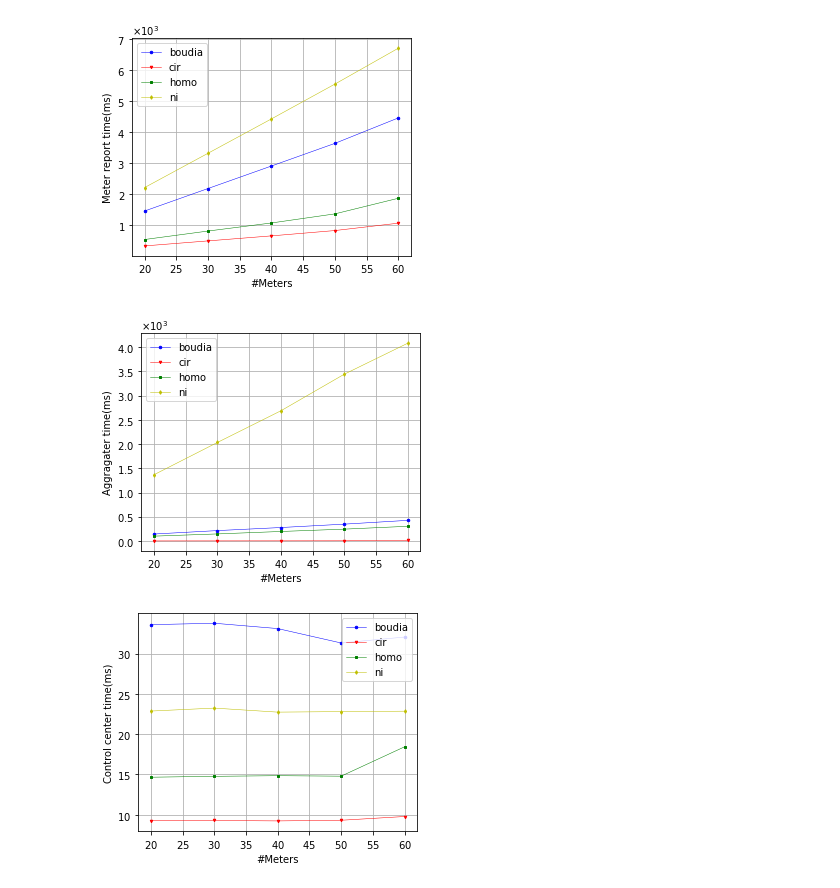
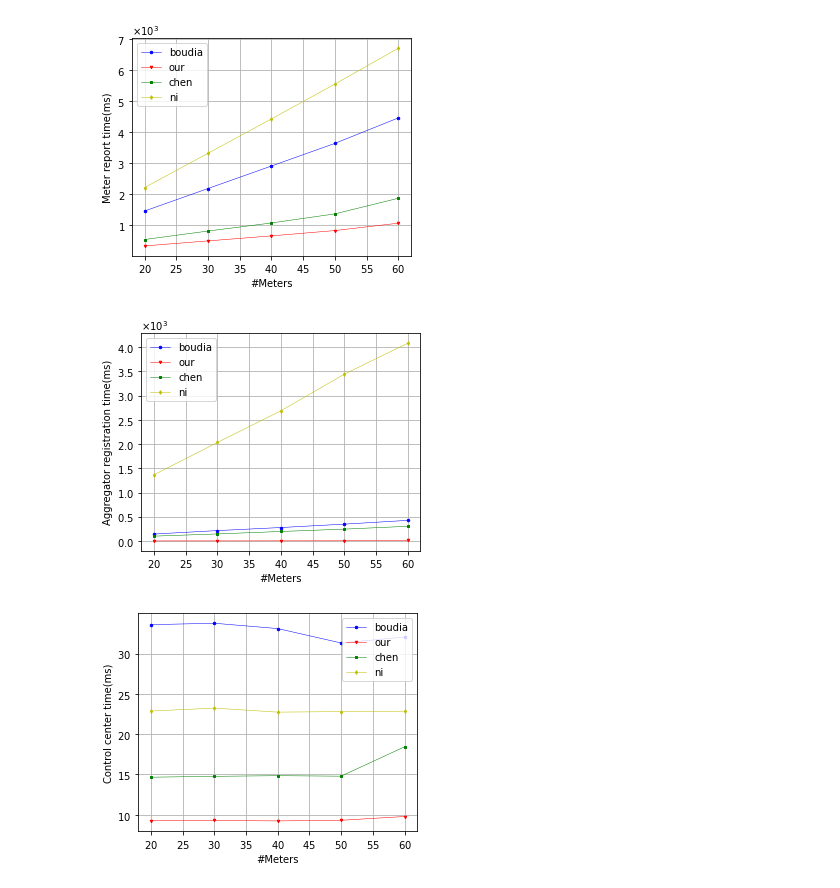
Before and after one commit to SevenBruce/CirAggregation, a Jupyter notebook: python/experments_fig.ipynb, the cells around one changed output. Saved outputs shown, nothing was run; the diff lists cells and outputs as text; code cells hidden in the pictures.

```diff
--- a/python/experments_fig.ipynb
+++ b/python/experments_fig.ipynb
@@ -69,6 +69,7 @@ Name: meter_time, dtype: float64
 # %%
 exp_name = avg_df_midx.index.get_level_values(1).drop_duplicates()
 display(exp_name)
+name_map = {'boudia':'boudia', 'cir':'our', 'homo':'chen', 'ni':'ni' }
 # %% [output]
 Index(['boudia', 'cir', 'homo', 'ni'], dtype='object', name='name')
 # %%
@@ -90,10 +91,10 @@ reg_func = [ 'oneTimeMeterRegTime' , 'meterRegTime_3', 'meterRegTime', 'oneTimeM
 for i, e, f in zip(range(0,4), exp_name, reg_func):
     x = avg_df_midx.loc[('raspberrypi', e, f)].index
     y = avg_df_midx.loc[('raspberrypi', e, f), 'meter_time']/1e6
-    plt.plot(x, y, marker=markers[i], color=color[i], label=e)
+    plt.plot(x, y, marker=markers[i], color=color[i], label=name_map[e])
 
 plt.xlabel('#Meters')
-plt.ylabel('Meter Register time(ms)')
+plt.ylabel('Meter registration time(ms)')
 plt.ticklabel_format(axis='y', style='sci', scilimits=(-4, 3))
 plt.grid()
 plt.legend()
@@ -108,10 +109,10 @@ for i, e, f in zip(range(0,4), exp_name, reg_func):
     host_df = avg_df_midx.loc[('BruceChen', e, f)]
     x = rap_df.index
     y = (host_df.ex_meter_time + rap_df.meter_time)/1e6
-    plt.plot(x, y, marker=markers[i], color=color[i], label=e)
+    plt.plot(x, y, marker=markers[i], color=color[i], label=name_map[e])
 
 plt.xlabel('#Meters')
-plt.ylabel('Total Register time(ms)')
+plt.ylabel('Total registration time(ms)')
 plt.ticklabel_format(axis='y', style='sci', scilimits=(-4, 3))
 plt.grid()
 plt.legend()
@@ -127,7 +128,7 @@ for i, e, f in zip(range(0,4), exp_name, rep_func):
     host_df = avg_df_midx.loc[('raspberrypi', e, f)]
     x = host_df.index
     y = host_df.meter_time/1e6
-    plt.plot(x, y, marker=markers[i], color=color[i], label=e)
+    plt.plot(x, y, marker=markers[i], color=color[i], label=name_map[e])
 
 plt.xlabel('#Meters')
 plt.ylabel('Meter report time(ms)')
@@ -143,23 +144,23 @@ plt.show()
 # %%
 # 聚合阶段 聚合器
 
 for i, e, f in zip(range(0,4), exp_name, rep_func):
     host_df = avg_df_midx.loc[('BruceChen', e, f)]
     x = host_df.index
     y = host_df['agg']/1e6
-    plt.plot(x, y, marker=markers[i], color=color[i], label=e)
+    plt.plot(x, y, marker=markers[i], color=color[i], label=name_map[e])
 
 plt.xlabel('#Meters')
-plt.ylabel('Aggragater time(ms)')
+plt.ylabel('Aggregator registration time(ms)')
 plt.ticklabel_format(axis='y', style='sci', scilimits=(-4, 3))
 plt.grid()
 plt.legend()
 plt.savefig('figs/agg_report.pdf')
 
 plt.show()
 plt.show()
 # %% [output]
-[figure, old version]
+[figure, new version]
 # %%
 # 聚合阶段 控制中心
 
```
Also changed, not shown: parts of 7 cells of this notebook, 9 other files.
